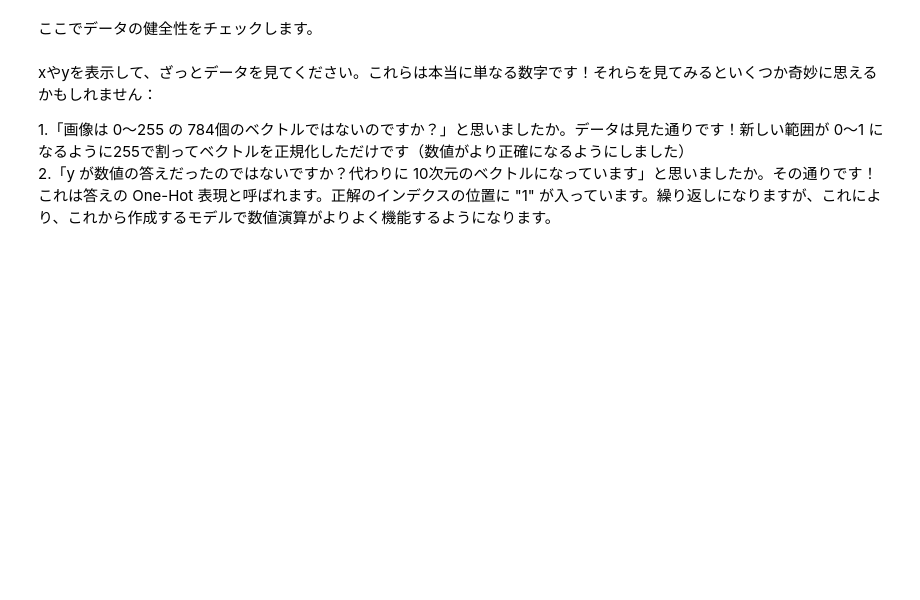
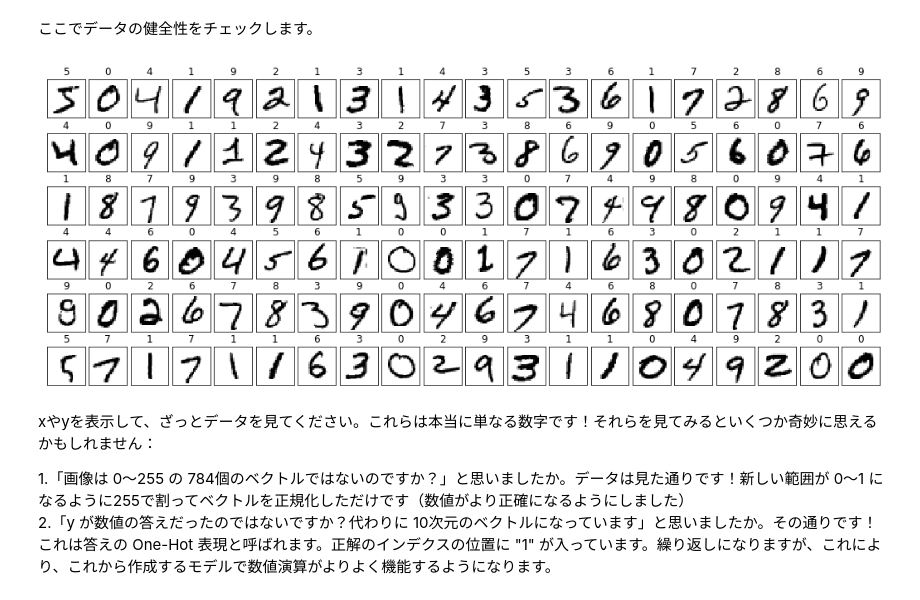
Before and after one commit to hiroshi1000/decode2019-Azure-MLOps, a Jupyter notebook: start.ipynb, the cells around one changed output. Saved outputs shown, nothing was run; the diff lists cells and outputs as text; code cells hidden in the pictures; blank space fills up the shorter version.

```diff
--- a/start.ipynb
+++ b/start.ipynb
@@ -34,14 +34,14 @@ from torchvision import datasets, transforms
 
 用意できたら、データを見てみる必要があります。次のセルは数字を視覚化するヘルパー関数です（健全性チェック）。
 # %%
-#def draw_digits(digits):
-#    fig, axes = plt.subplots(6, 20, figsize=(18, 7),
-#                            subplot_kw={'xticks':[], 'yticks':[]},
-#                            gridspec_kw=dict(hspace=0.1, wspace=0.1))
-#    for i, ax in enumerate(axes.flat):
-#        X, y = digits[i]
-#        ax.imshow(255 - X.reshape(28,28) * 255, cmap='gray')
-#        ax.set_title('{:.0f}'.format(torch.argmax(y).item()))
+def draw_digits(digits):
+    fig, axes = plt.subplots(6, 20, figsize=(18, 7),
+                            subplot_kw={'xticks':[], 'yticks':[]},
+                            gridspec_kw=dict(hspace=0.1, wspace=0.1))
+    for i, ax in enumerate(axes.flat):
+        X, y = digits[i]
+        ax.imshow(255 - X.reshape(28,28) * 255, cmap='gray')
+        ax.set_title('{:.0f}'.format(torch.argmax(y).item()))
 # %% [markdown]
 次のセルは、標準的な数値データセット（MNISTと呼ばれる）をダウンロードします。この呼び出しの transform 部分と target_transform 部分は、これから行うモデルにより適したデータにするための変換手順がいくつか入っています。
 # %%
@@ -61,3 +59,7 @@ digits = datasets.MNIST('data', train=True, download=True,
+# %%
+draw_digits(digits)
+# %% [output]
+[figure, added]
 # %% [markdown]
 xやyを表示して、ざっとデータを見てください。これらは本当に単なる数字です！それらを見てみるといくつか奇妙に思えるかもしれません：
 
```
Also changed, not shown: parts of 10 cells of this notebook, 3 other files.
